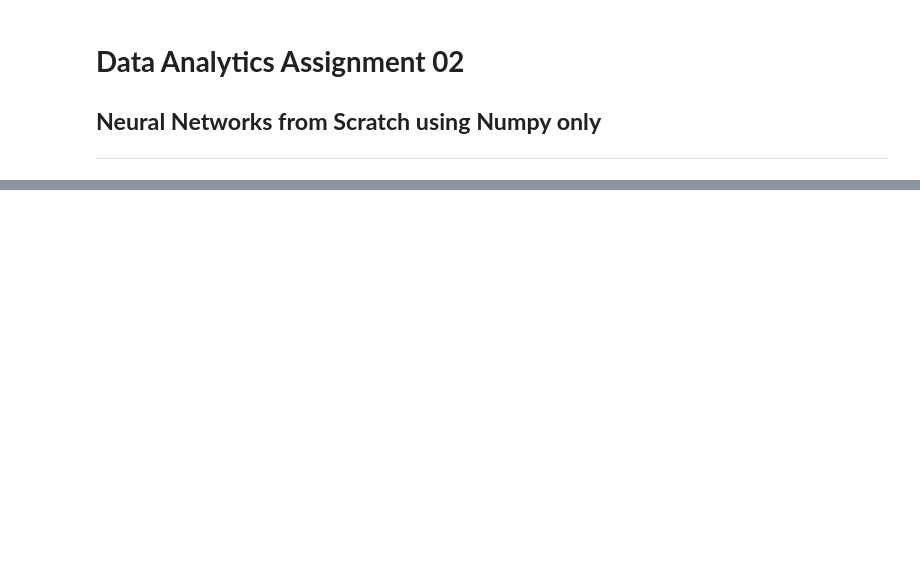
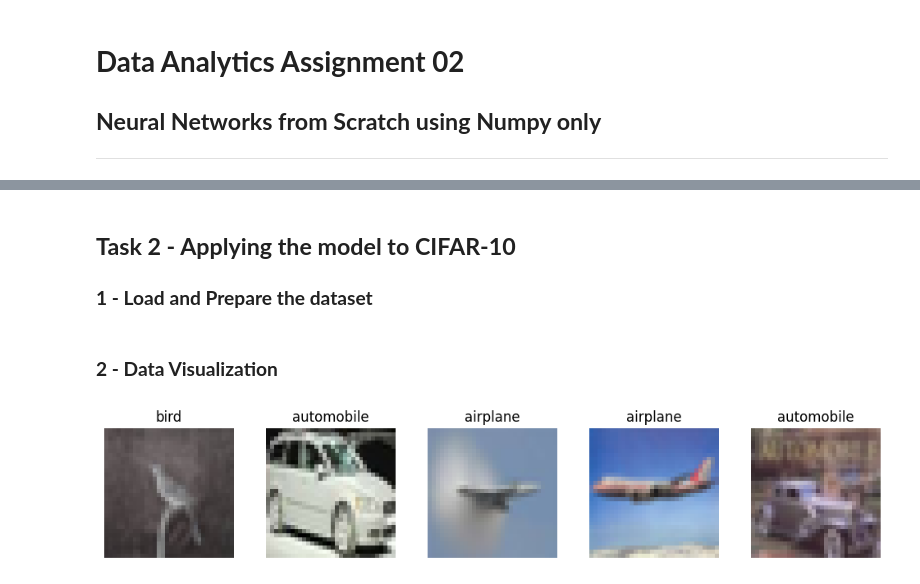
Before and after one commit to linabenna/neural-networks-from-scratch, a Jupyter notebook: main.ipynb, the cells around one changed output, grey strips where cells are left out. Saved outputs shown, nothing was run; the diff lists cells and outputs as text; code cells hidden in the pictures; blank space fills up the shorter version.

Commit message:
completed and ran all models

```diff
--- a/main.ipynb
+++ b/main.ipynb
@@ -245,0 +202,46 @@ plot_learning_curve(costs=costs, learning_rate=learning_rate, total_epochs=numbe
+# %% [markdown]
+## **Task 2 - Applying the model to CIFAR-10**
+
+### **1 - Load and Prepare the dataset**
+# %%
+from keras.datasets import cifar10
+
+# 1. Loading CIFAR-10
+(X_train, y_train), (X_test, y_test) = cifar10.load_data()
+# %%
+# 2. Normalizing Pixels
+X_train, X_test = X_train / 255.0, X_test / 255.0  # normalize
+
+# 3. Flattening the image into an array
+X_train = X_train.reshape(X_train.shape[0], -1).T  # shape: (3072, num_examples)
+X_test = X_test.reshape(X_test.shape[0], -1).T
+
+# 4. Encoding output labels
+one_hot = lambda y, num_classes: np.eye(num_classes)[y.reshape(-1)].T
+Y_train = one_hot(y_train, 10)  # shape: (10, num_examples)
+Y_test = one_hot(y_test, 10)
+# %% [markdown]
+### **2 - Data Visualization**
+# %%
+# CIFAR-10 class names
+class_names = ['airplane', 'automobile', 'bird', 'cat', 'deer',
+               'dog', 'frog', 'horse', 'ship', 'truck']
+
+# Select 5 random indices
+indices = np.random.choice(X_train.shape[1], 5, replace=False)
+
+# Plot the 5 samples
+plt.figure(figsize=(10, 2))
+for i, idx in enumerate(indices):
+    img = X_train[:, idx].reshape(32, 32, 3)  # reshape to image
+    label = np.argmax(Y_train[:, idx])        # get label index
+
+    plt.subplot(1, 5, i + 1)
+    plt.imshow(img)
+    plt.title(class_names[label])
+    plt.axis('off')
+
+plt.tight_layout()
+plt.show()
+# %% [output]
+[figure, added]
```
Also changed, not shown: parts of 56 cells of this notebook, 2 other files.
